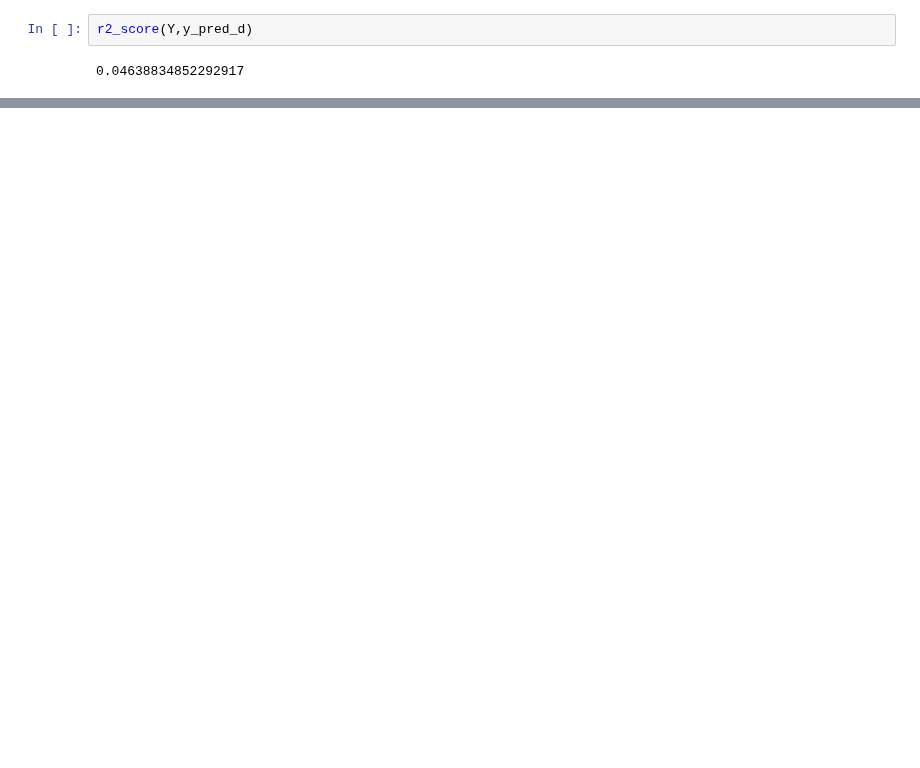
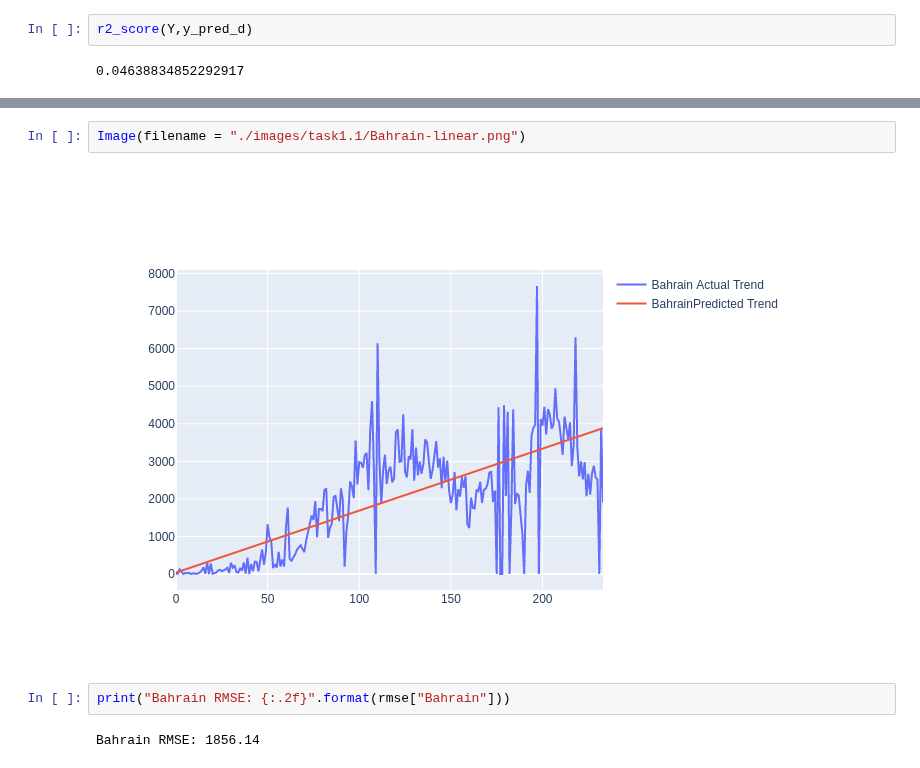
Before and after one commit to UNCG-CSE/COVID-Team-1, a Jupyter notebook: src/Stage_3.ipynb, the cells around one changed output, grey strips where cells are left out. Drawn from its saved outputs; the diff is of its cells as text; blank space fills up the shorter version.

```diff
--- a/src/Stage_3.ipynb
+++ b/src/Stage_3.ipynb
@@ -121,0 +210,8 @@ r2_score(Y,y_pred_d)
+# %%
+Image(filename = "./images/task1.1/Bahrain-linear.png")
+# %% [output]
+[figure, added]
+# %%
+print("Bahrain RMSE: {:.2f}".format(rmse["Bahrain"]))
+# %% [output]
+Bahrain RMSE: 1856.14
```
Also changed, not shown: parts of 22 cells of this notebook, 12 other files.
